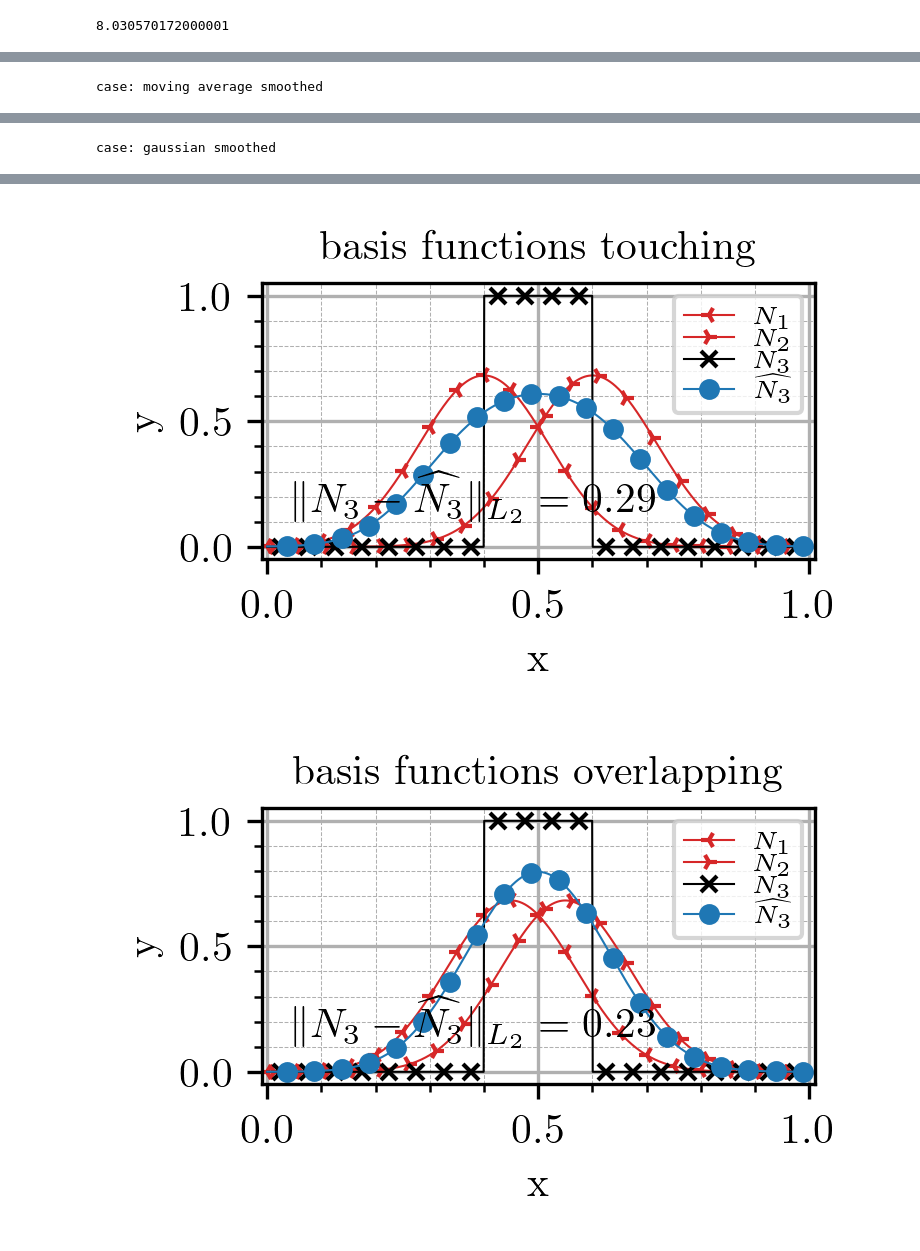
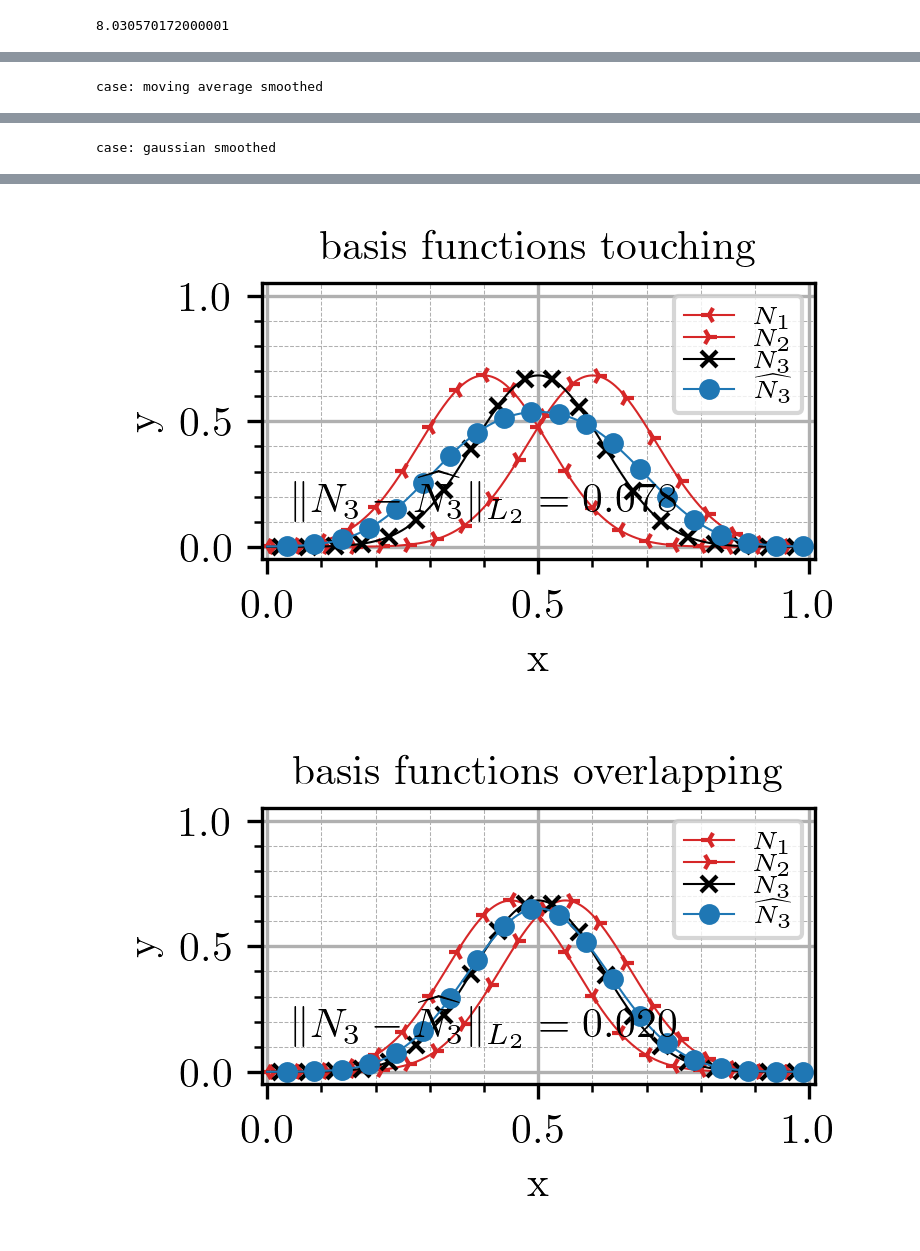
Before and after one commit to flabowski/POD-ROM-and-gaussian-convolution, a Jupyter notebook: notebooks/motivating example.ipynb, the cells around one changed output, grey strips where cells are left out. Cells and saved outputs as stored; diff of their text form; code cells hidden in the pictures.

```diff
--- a/notebooks/motivating example.ipynb
+++ b/notebooks/motivating example.ipynb
@@ -69,7 +69,7 @@ for name, f in zip(["original pulse", "moving average smoothed", "gaussian smoot
         #print("basis functions "+case)
         N1 = f(x, 0.5-d)
         N2 = f(x, 0.5+d)
-        N3 = f1(x, 0.5)
+        N3 = f(x, 0.5)
 
         A = np.vstack([N1, N2]).T
         coefficients, _, _, _ = np.linalg.lstsq(A, N3, rcond=None)
@@ -86,7 +86,7 @@ for name, f in zip(["original pulse", "moving average smoothed", "gaussian smoot
         plt.plot(x, N3_hat, "C0o-", lw=.5, ms=4, markevery=(int(.75*markevery), markevery), label="$\widehat{N_3}$")
 
         e = np.mean((N3_hat-N3)**2)**.5
-        ax.text(0.05, 0.2, "$\|N_3-\widehat{N_3}\|_{L_2}"+"={:.2f}$".format(e), fontsize=10, va="center")
+        ax.text(0.05, 0.2, "$\|N_3-\widehat{N_3}\|_{L_2}"+"={:.3f}$".format(e), fontsize=10, va="center")
 
         ax.set_xticks(np.linspace(0, 1, 11, endpoint=True), minor=True)
         ax.set_yticks(np.linspace(0, 1, 11, endpoint=True), minor=True)
@@ -113,2 +113,2 @@ case: gaussian smoothed
-[figure, old version]
+[figure, new version]
-[figure, old version]
+[figure, new version]
```
Also changed, not shown: parts of 1 cell of this notebook.
